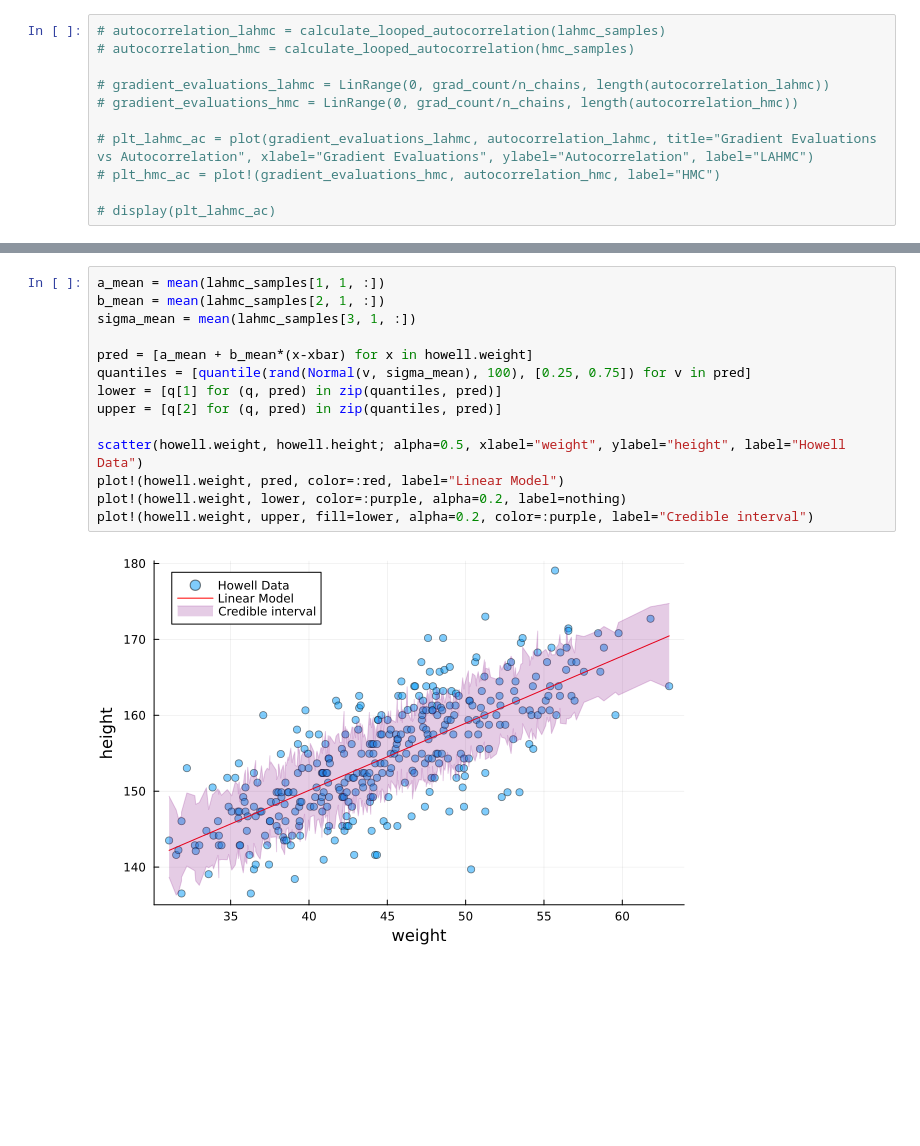
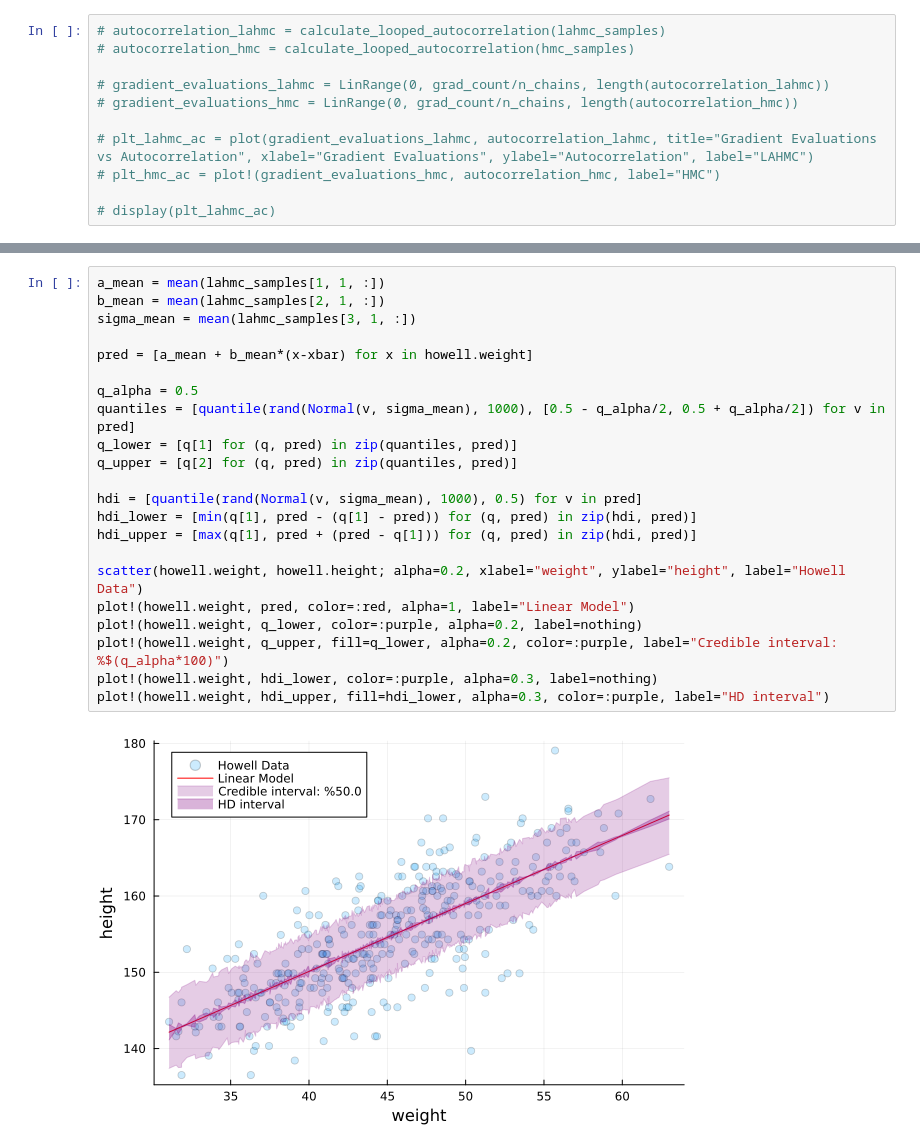
Before and after one commit to prl405/lahmc, a Jupyter notebook: height_data.ipynb, the cells around one changed output, grey strips where cells are left out. Drawn from its saved outputs; the diff is of its cells as text; blank space fills up the shorter version.

Commit message:
- Added HDI to regression plot

```diff
--- a/height_data.ipynb
+++ b/height_data.ipynb
@@ -173,16 +173,24 @@ round.(cov(lahmc_samples[:, 1, :]'), digits=3)
 # %%
 a_mean = mean(lahmc_samples[1, 1, :])
 b_mean = mean(lahmc_samples[2, 1, :])
 sigma_mean = mean(lahmc_samples[3, 1, :])
 
 pred = [a_mean + b_mean*(x-xbar) for x in howell.weight]
-quantiles = [quantile(rand(Normal(v, sigma_mean), 100), [0.25, 0.75]) for v in pred]
-lower = [q[1] for (q, pred) in zip(quantiles, pred)]
-upper = [q[2] for (q, pred) in zip(quantiles, pred)]
 
-scatter(howell.weight, howell.height; alpha=0.5, xlabel="weight", ylabel="height", label="Howell Data")
-plot!(howell.weight, pred, color=:red, label="Linear Model")
-plot!(howell.weight, lower, color=:purple, alpha=0.2, label=nothing)
-plot!(howell.weight, upper, fill=lower, alpha=0.2, color=:purple, label="Credible interval")
+q_alpha = 0.5
+quantiles = [quantile(rand(Normal(v, sigma_mean), 1000), [0.5 - q_alpha/2, 0.5 + q_alpha/2]) for v in pred]
+q_lower = [q[1] for (q, pred) in zip(quantiles, pred)]
+q_upper = [q[2] for (q, pred) in zip(quantiles, pred)]
+
+hdi = [quantile(rand(Normal(v, sigma_mean), 1000), 0.5) for v in pred]
+hdi_lower = [min(q[1], pred - (q[1] - pred)) for (q, pred) in zip(hdi, pred)]
+hdi_upper = [max(q[1], pred + (pred - q[1])) for (q, pred) in zip(hdi, pred)]
+
+scatter(howell.weight, howell.height; alpha=0.2, xlabel="weight", ylabel="height", label="Howell Data")
+plot!(howell.weight, pred, color=:red, alpha=1, label="Linear Model")
+plot!(howell.weight, q_lower, color=:purple, alpha=0.2, label=nothing)
+plot!(howell.weight, q_upper, fill=q_lower, alpha=0.2, color=:purple, label="Credible interval: %$(q_alpha*100)")
+plot!(howell.weight, hdi_lower, color=:purple, alpha=0.3, label=nothing)
+plot!(howell.weight, hdi_upper, fill=hdi_lower, alpha=0.3, color=:purple, label="HD interval")
 # %% [output]
-[figure, old version]
+[figure, new version]
```
Also changed, not shown: parts of 7 cells of this notebook.
